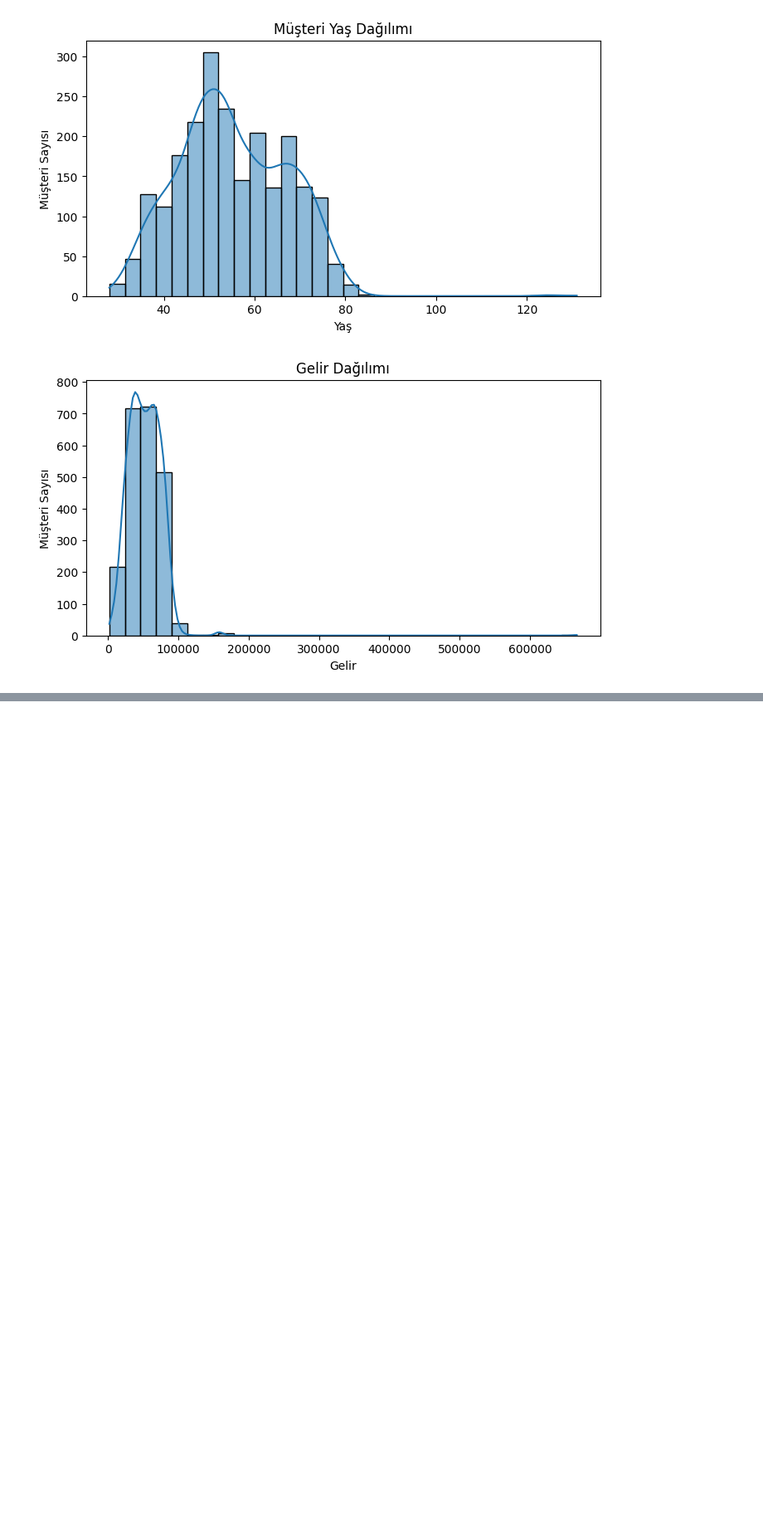
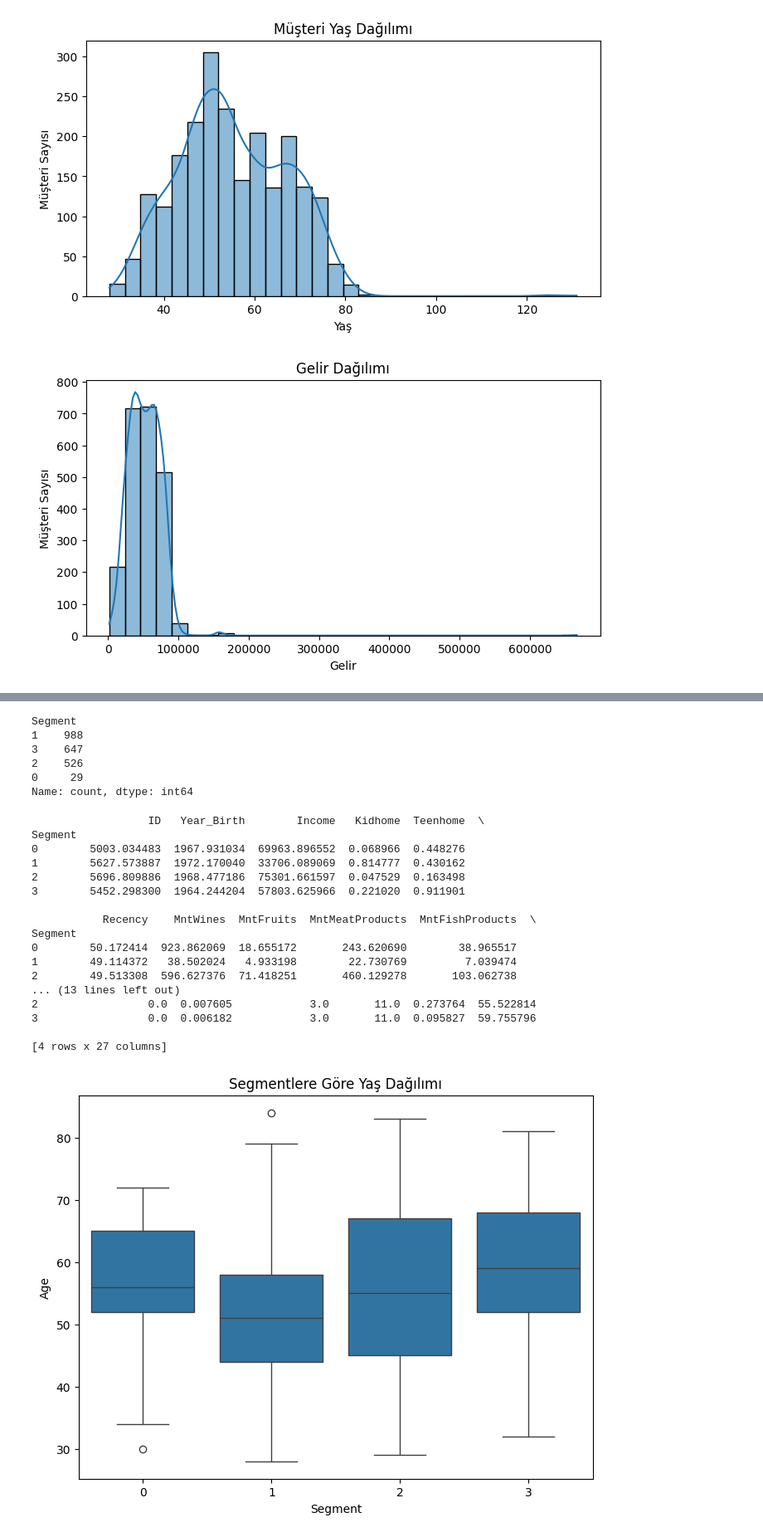
Before and after one commit to AliOlkac/CustomerSegmentation, a Jupyter notebook: Untitled.ipynb, the cells around one changed output, grey strips where cells are left out. Shown at 83% size. Cells and saved outputs as stored; diff of their text form; code cells hidden in the pictures; blank space fills up the shorter version.

```diff
--- a/Untitled.ipynb
+++ b/Untitled.ipynb
@@ -137,0 +337,54 @@ plt.show()
+# %%
+# Optimum küme sayısını seçiyoruz (örneğin k=4)
+k_opt = 4  # Grafiğe göre değiştir
+
+# K-Means modelini eğitiyoruz
+kmeans = KMeans(n_clusters=k_opt, random_state=42)
+clusters = kmeans.fit_predict(X_scaled_df)
+
+# Sonuçları orijinal veri setine ekliyoruz
+df['Segment'] = clusters
+
+# Her segmentte kaç müşteri olduğunu kontrol ediyoruz
+print(df['Segment'].value_counts())
+# %% [output]
+Segment
+1    988
+3    647
+2    526
+0     29
+Name: count, dtype: int64
+# %%
+# Her segmentin temel istatistiklerini görüntülüyoruz
+segment_analiz = df.groupby('Segment').mean(numeric_only=True)
+print(segment_analiz)
+
+# Segmentlerin yaş ve gelir dağılımını görselleştiriyoruz
+plt.figure(figsize=(8,6))
+sns.boxplot(x='Segment', y='Age', data=df)
+plt.title('Segmentlere Göre Yaş Dağılımı')
+plt.show()
+
+plt.figure(figsize=(8,6))
+sns.boxplot(x='Segment', y='Income', data=df)
+plt.title('Segmentlere Göre Gelir Dağılımı')
+plt.show()
+# %% [output]
+                  ID   Year_Birth        Income   Kidhome  Teenhome  \
+Segment
+0        5003.034483  1967.931034  69963.896552  0.068966  0.448276
+1        5627.573887  1972.170040  33706.089069  0.814777  0.430162
+2        5696.809886  1968.477186  75301.661597  0.047529  0.163498
+3        5452.298300  1964.244204  57803.625966  0.221020  0.911901
+
+           Recency    MntWines  MntFruits  MntMeatProducts  MntFishProducts  \
+Segment
+0        50.172414  923.862069  18.655172       243.620690        38.965517
+1        49.114372   38.502024   4.933198        22.730769         7.039474
+2        49.513308  596.627376  71.418251       460.129278       103.062738
+... (13 lines left out)
+2                 0.0  0.007605            3.0       11.0  0.273764  55.522814
+3                 0.0  0.006182            3.0       11.0  0.095827  59.755796
+
+[4 rows x 27 columns]
+[figure, added]
```
Also changed, not shown: parts of 14 cells of this notebook, 1 other file.
